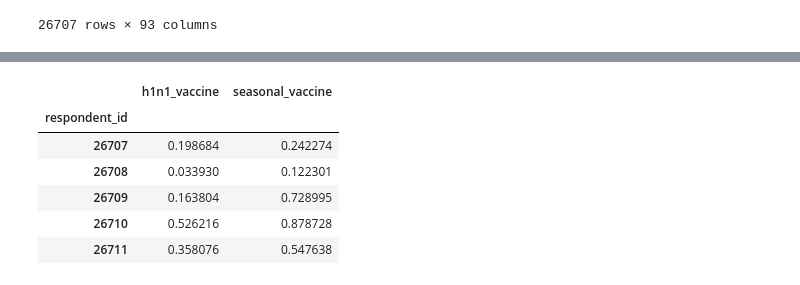
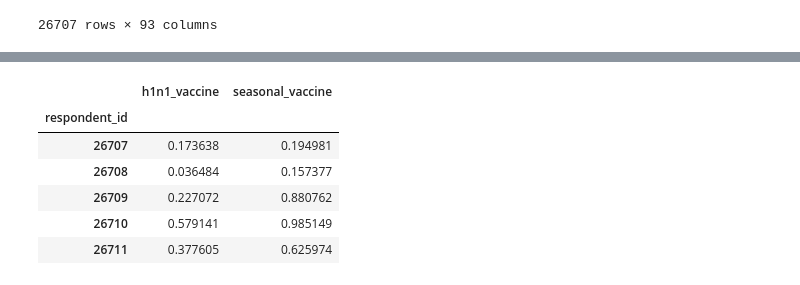
Before and after one commit to aydinmercan/h1n1_vaccine_learning, a Jupyter notebook: rf.ipynb, the cells around one changed output, grey strips where cells are left out. Drawn from its saved outputs; the diff is of its cells as text; code cells hidden in the pictures.

```diff
--- a/rf.ipynb
+++ b/rf.ipynb
@@ -25,8 +25,8 @@ $n \in [1, 90000]$
 
 $d \in [1, 30]$
 # %%
-ESTIMATOR_LEN = 500000
-MAX_DEPTH = 4
+ESTIMATOR_LEN = 220
+MAX_DEPTH = 15
 
 estimator_range = range(1, 99001, 10)
 depth_range = range(1, 31)
@@ -74,7 +89,7 @@ def onehotize(features: pd.DataFrame, raw: pd.DataFrame, name: str) -> pd.DataFr
         axis=1,
     )
 
-def normalize(in_df: pd.DataFrame) -> pd.DataFrame:
+def encode_numeric(in_df: pd.DataFrame) -> pd.DataFrame:
     out_df = in_df
     out_df = onehotize(out_df, in_df, ["employment_industry", "employment_occupation", "race", "employment_status", "hhs_geo_region", "census_msa"])
     out_df = ordinalize(out_df, in_df, "age_group")
@@ -85,8 +100,11 @@ def normalize(in_df: pd.DataFrame) -> pd.DataFrame:
     out_df = ordinalize(out_df, in_df, "rent_or_own")
     return out_df.fillna(out_df.mean())
 
-train_features_df = normalize(raw_train_features_df)
+train_features_df = encode_numeric(raw_train_features_df)
 
-test_features_df = normalize(raw_test_features_df)
+test_features_df = encode_numeric(raw_test_features_df)
+
+
+all_features_df = encode_numeric(raw_all_features_df)
 
 train_features_df
@@ -190,19 +247,19 @@ features_submission_df
 # %%
 %%time
 
-features_submission_df = normalize(features_all_df)
+all_features_df = encode_numeric(raw_all_features_df)
 
-multirf = MultiOutputRegressor(
-    RandomForestRegressor(
+multirf = MultiOutputClassifier(
+    RandomForestClassifier(
         n_estimators=ESTIMATOR_LEN,
         max_depth=MAX_DEPTH,
         random_state=31415
     )
 )
 
-multirf.fit(features_submission_df, labels_all_df)
+multirf.fit(all_features_df, all_labels_df)
 
-predictions = multirf.predict(normalize(test_set_features_df))
+predictions = multirf.predict(encode_numeric(test_set_features_df))
 
 predictions
 # %% [output]
@@ -218,19 +275,19 @@ array([[0.19868375, 0.24227426],
 # %%
 submission_name = f"submission_{str(binascii.hexlify(os.urandom(8)))}.csv"
 
-np.testing.assert_array_equal(normalize(test_set_features_df).index.values,  submission_df.index.values)
+np.testing.assert_array_equal(encode_numeric(test_set_features_df).index.values,  submission_df.index.values)
 
 submission_df["h1n1_vaccine"] = predictions[:, 0]
 submission_df["seasonal_vaccine"] = predictions[:, 1]
 
 submission_df.to_csv(submission_name, index=True)
 
 submission_df.head()
 # %% [output]
 |  | h1n1_vaccine | seasonal_vaccine |
 | respondent_id |  |  |
-| 26707 | 0.198684 | 0.242274 |
-| 26708 | 0.033930 | 0.122301 |
-| 26709 | 0.163804 | 0.728995 |
-| 26710 | 0.526216 | 0.878728 |
-| 26711 | 0.358076 | 0.547638 |
+| 26707 | 0.173638 | 0.194981 |
+| 26708 | 0.036484 | 0.157377 |
+| 26709 | 0.227072 | 0.880762 |
+| 26710 | 0.579141 | 0.985149 |
+| 26711 | 0.377605 | 0.625974 |
```
Also changed, not shown: parts of 11 cells of this notebook, 1 other file.
